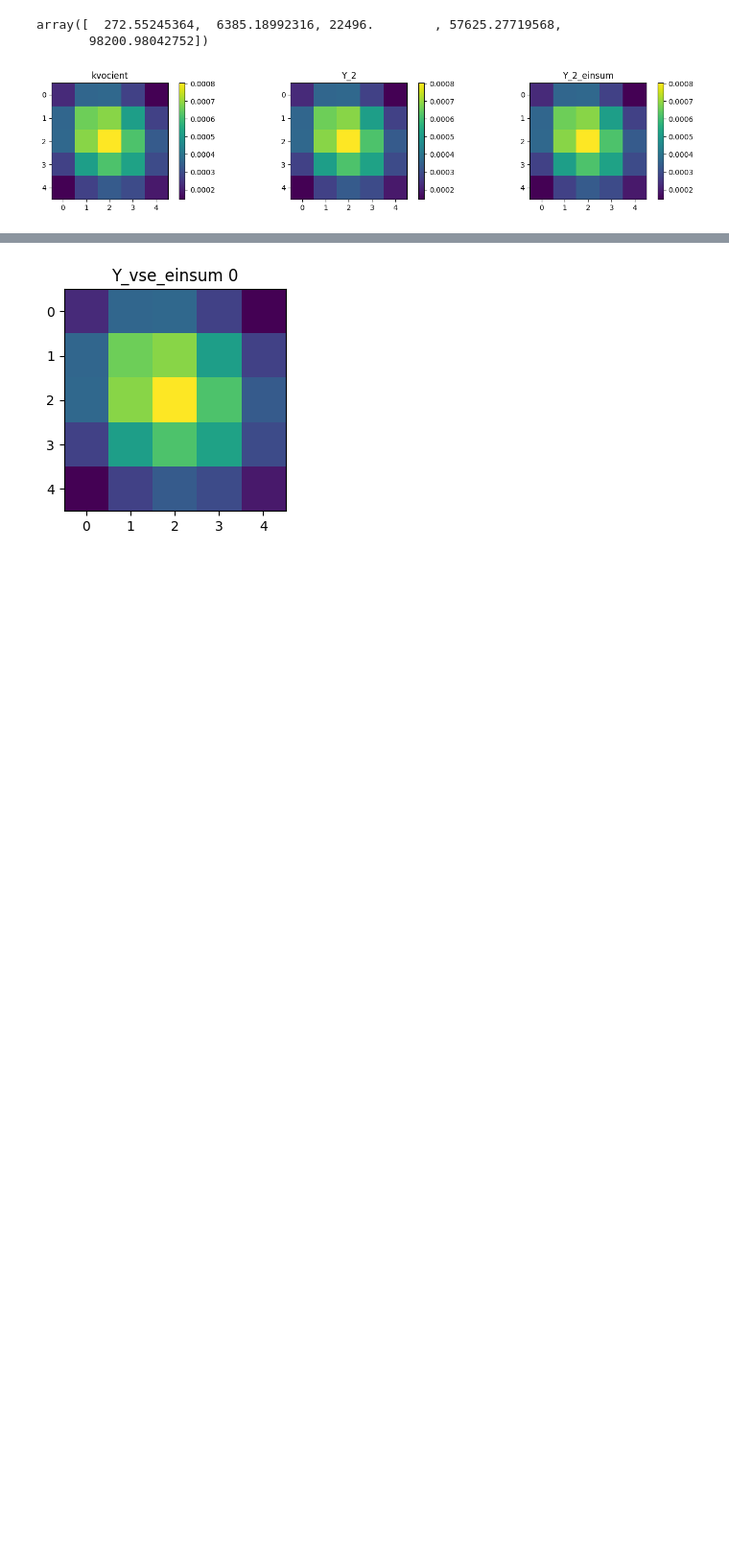
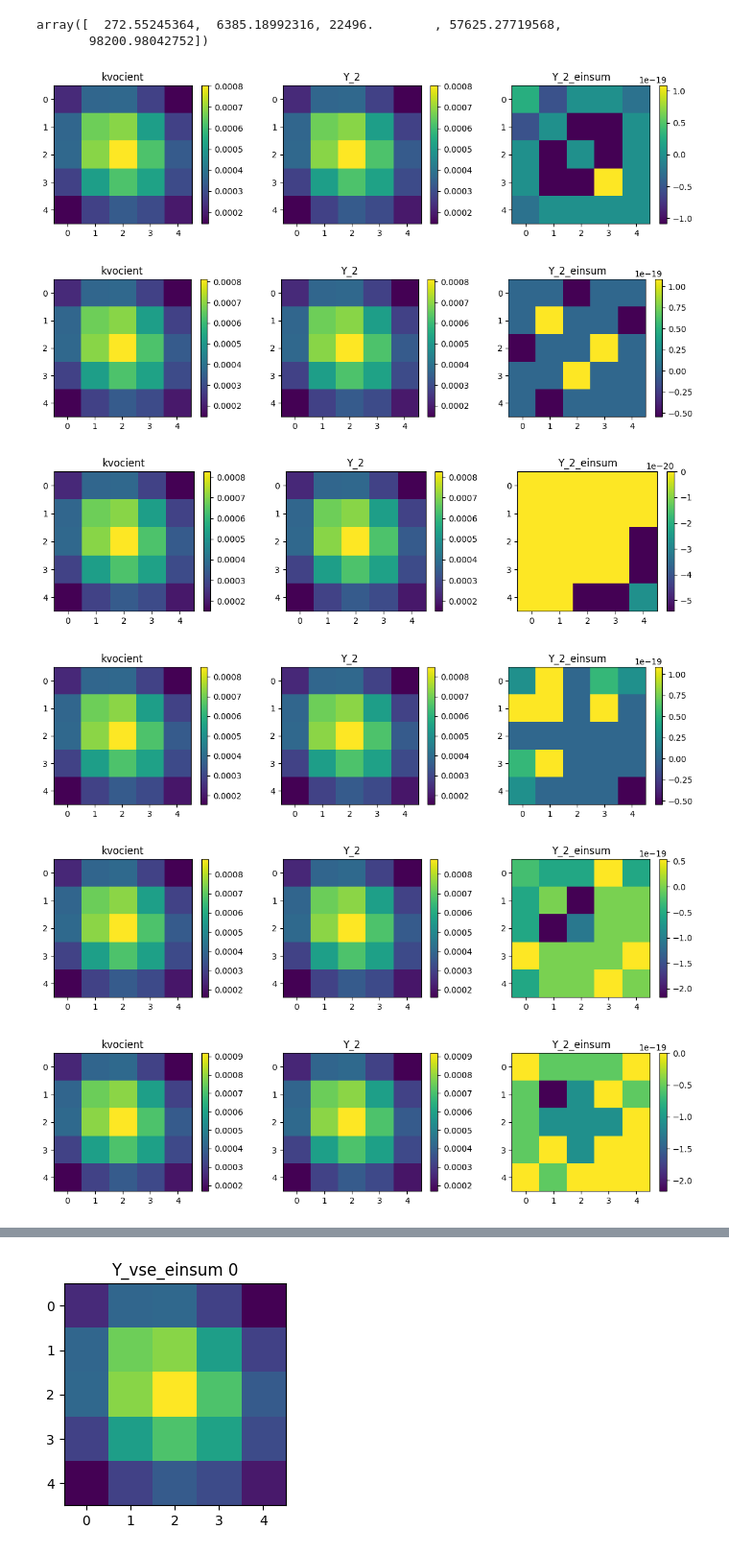
Before and after one commit to markotacer/pypinm, a Jupyter notebook: Magistrska_naloga_Tacer/code/MAG_02.1.ipynb, the cells around one changed output, grey strips where cells are left out. Shown: that part at 96% size. Cells and saved outputs as stored; diff of their text form; code cells hidden in the pictures; blank space fills up the shorter version.

```diff
--- a/Magistrska_naloga_Tacer/code/MAG_02.1.ipynb
+++ b/Magistrska_naloga_Tacer/code/MAG_02.1.ipynb
@@ -437,15 +437,15 @@ np.True_
 import numpy as np
 
 modal_shapes_l_limit = 0
-modal_shapes_u_limit = 2
+modal_shapes_u_limit = 5
 idx_w = np.arange(modal_shapes_l_limit, modal_shapes_u_limit, 1) #index za lastne frekvence
 omega_r = w[modal_shapes_l_limit:modal_shapes_u_limit] # lastne frekvence
 
 o_l_limit = 0 # Spodnja meja output
-o_u_limit = 4 # zgornja meja ouput
+o_u_limit = 5 # zgornja meja ouput
 
 i_l_limit = 0 # Spodnja meja input
-i_u_limit = 3 # zgornja meja input
+i_u_limit = 5 # zgornja meja input
 
 Phi_output = Phi[o_l_limit:o_u_limit,modal_shapes_l_limit:modal_shapes_u_limit].copy()
 Phi_input = Phi[i_l_limit:i_u_limit, modal_shapes_l_limit:modal_shapes_u_limit].copy()
@@ -479,0 +505,4 @@ np.einsum('om, im -> moi', Phi_output, Phi_input).shape
+# %%
+for i in np.arange(4):
+    print(Phi_output[:, [i]] @ Phi_input[:, [i]].T)
+    print("----------")
@@ -492,12 +582,14 @@ array([[0.05128039, 0.09403291, 0.10551034],
 Y_2 = np.zeros((len(omega), Phi_output.shape[0], Phi_input.shape[0]))
 # Y_2_einsum = np.zeros((len(omega), Phi_output.shape[0], Phi_input.shape[0]))
 
+r_A = np.einsum('om, im -> moi', Phi_output, Phi_input)
+r_A[0]
+# for j in np.arange(modal_shapes_l_limit, modal_shapes_u_limit, 1):
+#     r_A = Phi_output[:, [j]] @ Phi_input[:, [j]].T
+
 for i in np.arange(len(omega)):
     for j in np.arange(modal_shapes_l_limit, modal_shapes_u_limit, 1):
-        # r_A = np.einsum('om, im -> moi', Phi_output, Phi_input)[j]
-        r_A = Phi_output[:, [j]] @ Phi_input[:, [j]].T
-        r_B = 1. / (-omega[i]**2 + omega_r[j]**2)
-        Y_2[i] += r_A * r_B
+        Y_2[i][:, :] += r_A[j] / (-omega[i]**2 + omega_r[j]**2)
 
 Y_2.shape
 # %% [output]
@@ -530,25 +620,32 @@ array([  272.55245364,  6385.18992316, 22496.        , 57625.27719568,
        98200.98042752])
 # %%
 # (Y_2 == Y_2_einsum).all()
-fig, axs = plt.subplots(ncols=3, figsize=(12 + n_dof*0.4, 3))  # Two columns for side-by-side plots
+for i in np.arange(len(omega)):
 
-frame = 0
-# First plot on the left
-im0 = axs[0].imshow(kvocient[frame], cmap='viridis')
-fig.colorbar(im0, ax=axs[0])  # Colorbar for the first plot
-axs[0].set_title('kvocient')
+    fig, axs = plt.subplots(ncols=3, figsize=(12 + n_dof*0.4, 3))  # Two columns for side-by-side plots
 
-# Second plot on the right
-im1 = axs[1].imshow(Y_2[frame], cmap='viridis')  # You can change this to another array if needed
-fig.colorbar(im1, ax=axs[1])  # Colorbar for the second plot
-axs[1].set_title('Y_2')
+    frame = i
+    # First plot on the left
+    im0 = axs[0].imshow(kvocient[frame], cmap='viridis')
+    fig.colorbar(im0, ax=axs[0])  # Colorbar for the first plot
+    axs[0].set_title('kvocient')
 
-# First plot on the left
-im0 = axs[2].imshow(Y_2_einsum[frame], cmap='viridis')
-fig.colorbar(im0, ax=axs[2])  # Colorbar for the first plot
-axs[2].set_title('Y_2_einsum')
+    # Second plot on the right
+    im1 = axs[1].imshow(Y_2[frame], cmap='viridis')  # You can change this to another array if needed
+    fig.colorbar(im1, ax=axs[1])  # Colorbar for the second plot
+    axs[1].set_title('Y_2')
 
-plt.tight_layout()
-plt.show()
+    # First plot on the left
+    im0 = axs[2].imshow(Y_2[frame] - kvocient[frame], cmap='viridis')
+    fig.colorbar(im0, ax=axs[2])  # Colorbar for the first plot
+    axs[2].set_title('Y_2_einsum')
+
+    # plt.tight_layout()
+    plt.show()
 # %% [output]
-[figure, old version]
+[figure, new version]
+[figure, added]
+[figure, added]
+[figure, added]
+[figure, added]
+[figure, added]
```
Also changed, not shown: parts of 22 cells of this notebook.
